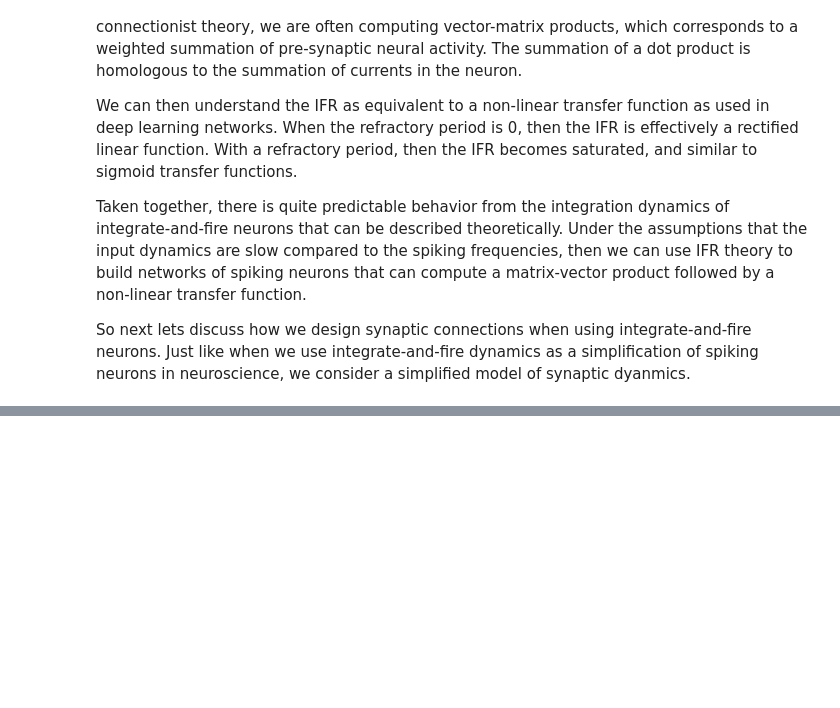
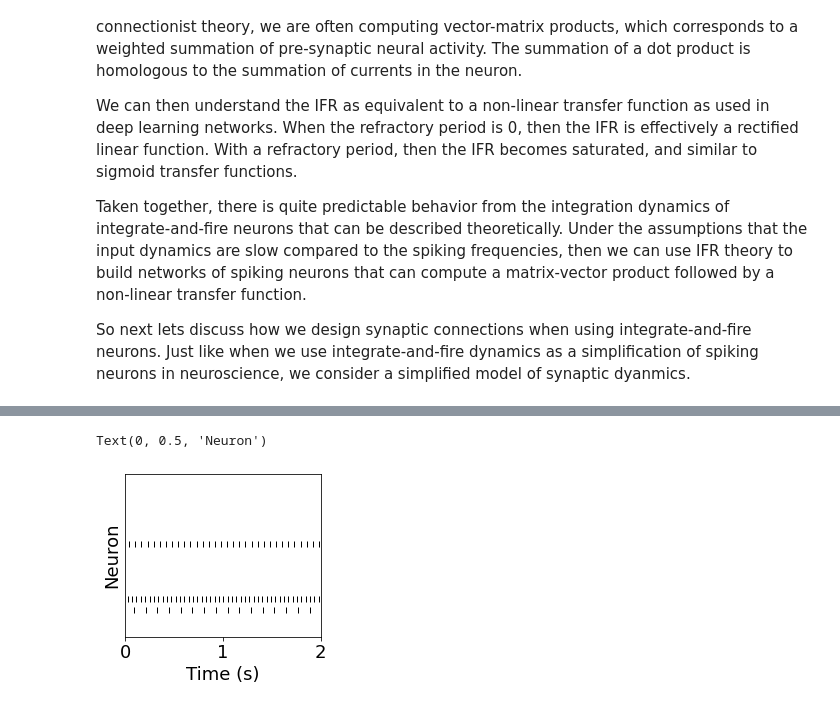
Before and after one commit to epaxon/epaxon.github.io, a Jupyter notebook: Tutorials/connecting_if_neurons.ipynb, the cells around one changed output, grey strips where cells are left out. Cells and saved outputs as stored; diff of their text form; code cells hidden in the pictures; blank space fills up the shorter version.

Commit message:
first pass through connecting if neurons

```diff
--- a/Tutorials/connecting_if_neurons.ipynb
+++ b/Tutorials/connecting_if_neurons.ipynb
@@ -64,0 +169,6 @@ sx += w
+# %%
+run_time = 2.0 * second
+ifr_net.restore('init')
+tst = time.time()
+ifr_net.run(run_time)
+print("elapsed", time.time() - tst)
@@ -64,0 +180,26 @@ sx += w
+# %%
+pre_spikes = SpM_pre.spike_trains()
+tot_pre_spikes = np.zeros(N_pre)
+fr_pre = np.zeros(N_pre)
+
+figure(figsize=(3.5,3))
+
+for i in range(len(pre_spikes)):
+    plot(pre_spikes[i] / second, i * ones(len(pre_spikes[i])), '|k')
+
+    if len(pre_spikes[i]) > 1:
+                # estimate based on total spikes during simulation
+        tot_pre_spikes[i] = len(pre_spikes[i])
+
+
+        # estimate based on time between spikes
+        fr_pre[i] = 1.0 / np.mean(np.diff(pre_spikes[i]))
+
+ylim([0-0.5, N_pre-0.5])
+xlim([0, run_time/second])
+yticks([])
+xlabel('Time (s)')
+ylabel('Neuron')
+# %% [output]
+Text(0, 0.5, 'Neuron')
+[figure, added]
```
Also changed, not shown: parts of 17 cells of this notebook, 1 other file.
